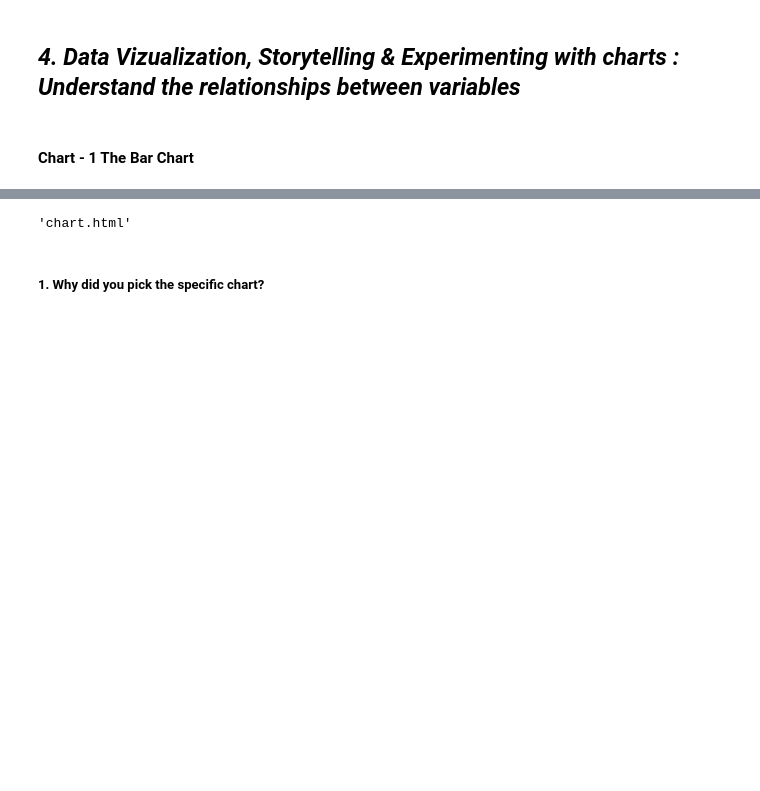
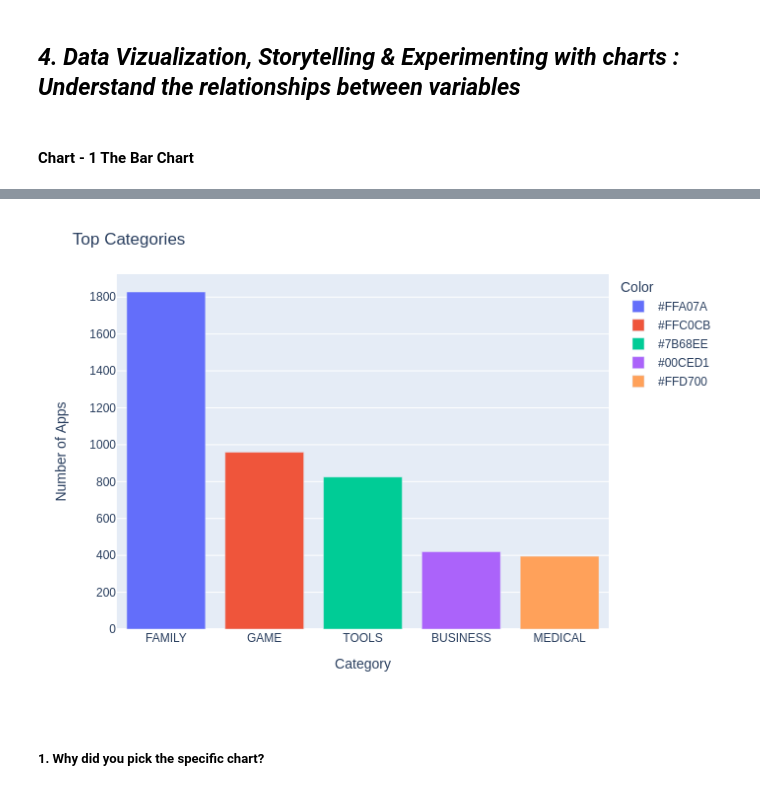
Before and after one commit to FG3242/Kaggle, a Jupyter notebook: Team_Project_Play_Store_App_EDA.ipynb, the cells around one changed output, grey strips where cells are left out. Cells and saved outputs as stored; diff of their text form; code cells hidden in the pictures; blank space fills up the shorter version.

```diff
--- a/Team_Project_Play_Store_App_EDA.ipynb
+++ b/Team_Project_Play_Store_App_EDA.ipynb
@@ -685,6 +682,5 @@ data = {
 fig = px.bar(data, x='Category', y='Number of Apps', color='Color')
 
 fig.update_layout(title='Top Categories', xaxis=dict(title='Category'), yaxis=dict(title='Number of Apps'))
-fig.show(renderer="colab")
-pyo.plot(fig, filename='chart.html', auto_open=False)
+fig.show("png")
 # %% [output]
@@ -692,4 +687,4 @@ pyo.plot(fig, filename='chart.html', auto_open=False)
-'chart.html'
+[figure, added]
 # %% [markdown]
 ##### 1. Why did you pick the specific chart?
 # %% [markdown]
```
Also changed, not shown: parts of 5 cells of this notebook.
